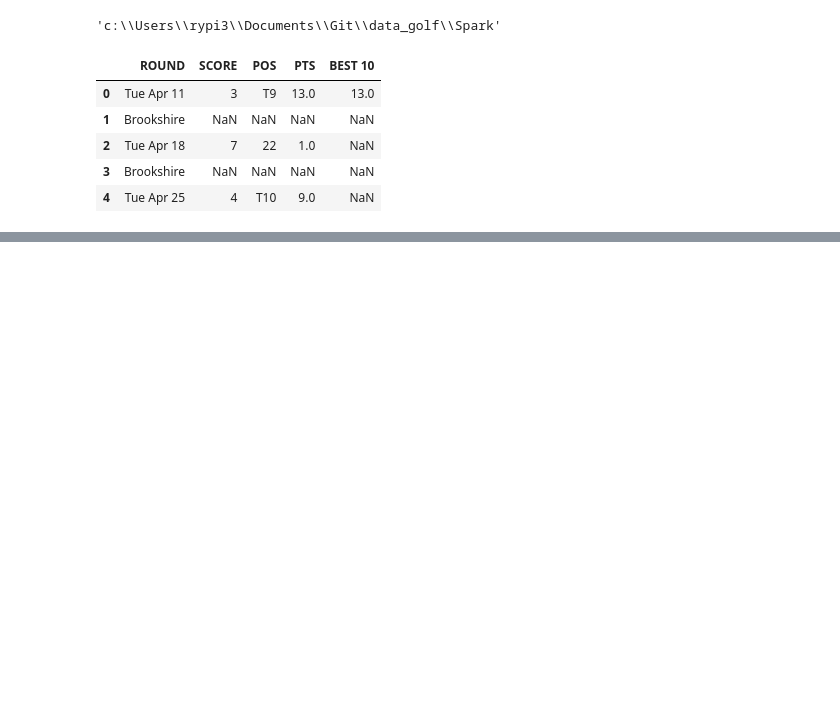
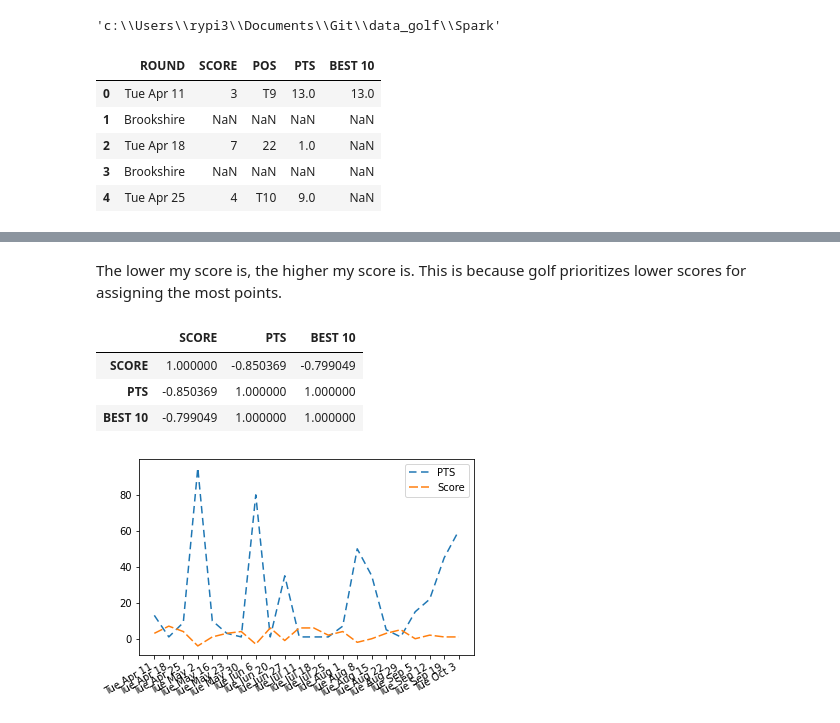
Before and after one commit to rypi314/data_golf, a Jupyter notebook: Spark/EDA.ipynb, the cells around one changed output, grey strips where cells are left out. Saved outputs shown, nothing was run; the diff lists cells and outputs as text; code cells hidden in the pictures; blank space fills up the shorter version.

```diff
--- a/Spark/EDA.ipynb
+++ b/Spark/EDA.ipynb
@@ -28,0 +48,34 @@ df.head()
+# %% [markdown]
+The lower my score is, the higher my score is. This is because golf prioritizes lower scores for assigning the most points.
+# %%
+df.corr('pearson',10)
+# %% [output]
+|  | SCORE | PTS | BEST 10 |
+| SCORE | 1.000000 | -0.850369 | -0.799049 |
+| PTS | -0.850369 | 1.000000 | 1.000000 |
+| BEST 10 | -0.799049 | 1.000000 | 1.000000 |
+# %%
+import numpy as np
+import matplotlib.pyplot as plt
+import matplotlib.dates as mdates
+
+x = df.ROUND
+y = df.PTS
+y2 = df.SCORE
+
+fig, ax = plt.subplots()
+
+# Using set_dashes() to modify dashing of an existing line
+line1, = ax.plot(x, y, dashes=[5,3], label='PTS')
+#line1.set_dashes([2, 2, 10, 2])  # 2pt line, 2pt break, 10pt line, 2pt break
+
+# Using plot(..., dashes=...) to set the dashing when creating a line
+line2, = ax.plot(x, y2, dashes=[6, 2], label='Score')
+
+
+fig.autofmt_xdate()
+
+ax.legend()
+plt.show()
+# %% [output]
+[figure, added]
```
Also changed, not shown: parts of 3 cells of this notebook.
